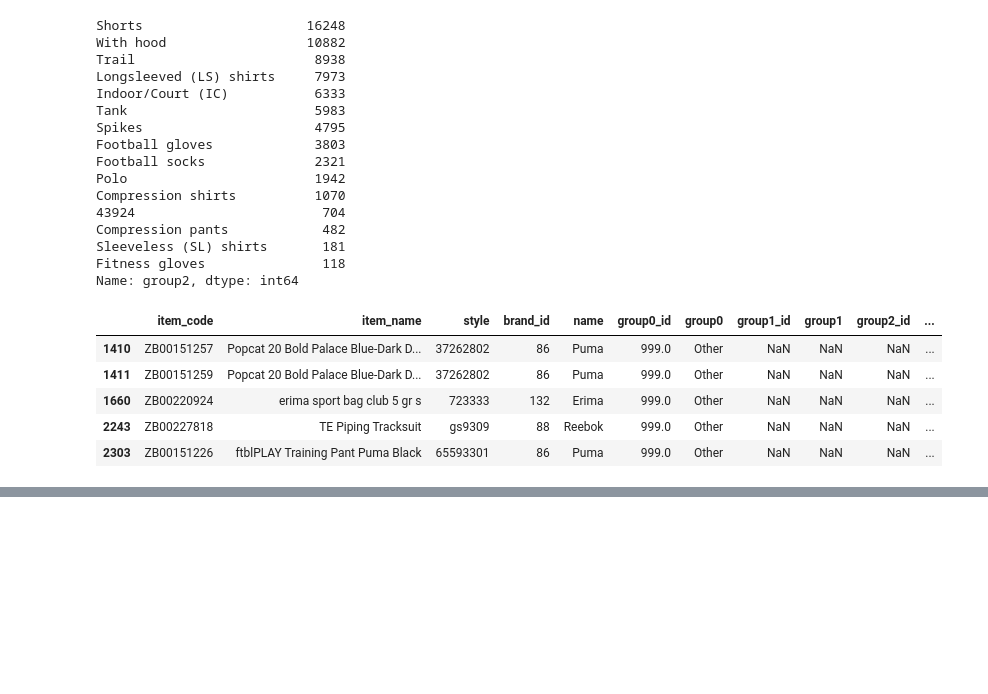
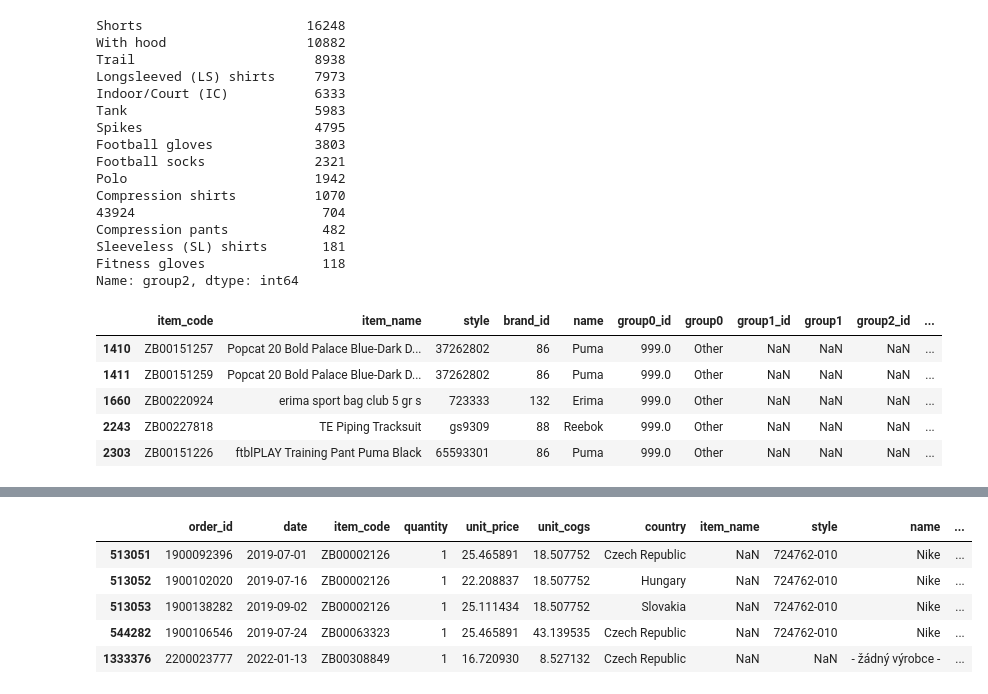
Before and after one commit to Jaghs/Demand-Prediciton, a Jupyter notebook: src/eda_and_cleaning.ipynb, the cells around one changed output, grey strips where cells are left out. Saved outputs shown, nothing was run; the diff lists cells and outputs as text; code cells hidden in the pictures; blank space fills up the shorter version.

Commit message:
completed eda and data cleaning

```diff
--- a/src/eda_and_cleaning.ipynb
+++ b/src/eda_and_cleaning.ipynb
@@ -419,0 +488,3 @@ items_df[group2_null].head()
+# %%
+# run the clean function on our dataframes
+cleaned_df = clean(orders_df, items_df)
@@ -419,0 +512,11 @@ items_df[group2_null].head()
+# %%
+# see which 'item_name' rows are missing inputs
+null_item_names = cleaned_df[cleaned_df['item_name'].isnull()]
+null_item_names
+# %% [output]
+|  | order_id | date | item_code | quantity | unit_price | unit_cogs | country | item_name | style | name | ... |
+| 513051 | 1900092396 | 2019-07-01 | ZB00002126 | 1 | 25.465891 | 18.507752 | Czech Republic | NaN | 724762-010 | Nike | ... |
+| 513052 | 1900102020 | 2019-07-16 | ZB00002126 | 1 | 22.208837 | 18.507752 | Hungary | NaN | 724762-010 | Nike | ... |
+| 513053 | 1900138282 | 2019-09-02 | ZB00002126 | 1 | 25.111434 | 18.507752 | Slovakia | NaN | 724762-010 | Nike | ... |
+| 544282 | 1900106546 | 2019-07-24 | ZB00063323 | 1 | 25.465891 | 43.139535 | Czech Republic | NaN | 724762-010 | Nike | ... |
+| 1333376 | 2200023777 | 2022-01-13 | ZB00308849 | 1 | 16.720930 | 8.527132 | Czech Republic | NaN | NaN | - žádný výrobce - | ... |
```
Also changed, not shown: parts of 28 cells of this notebook.
